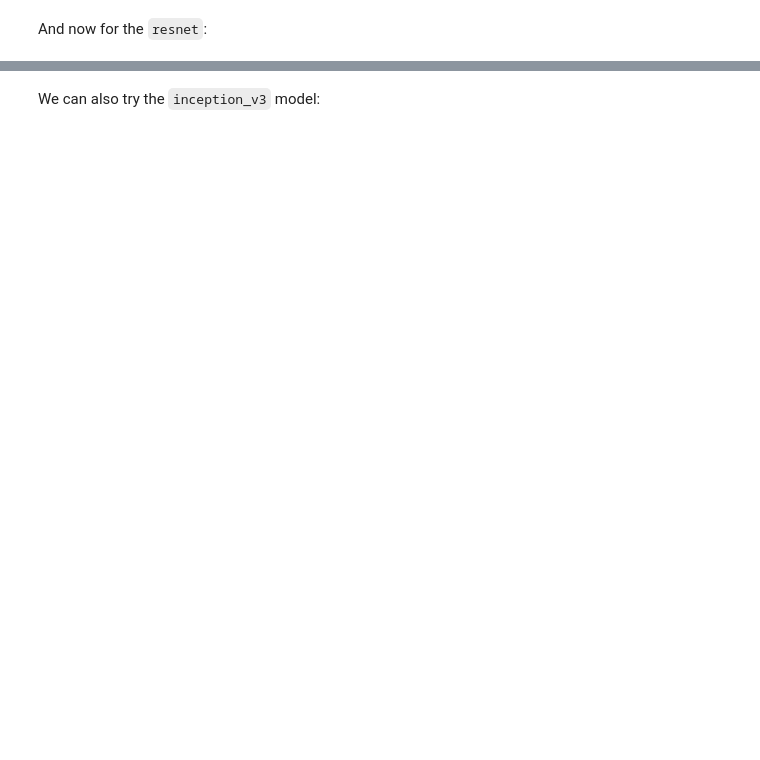
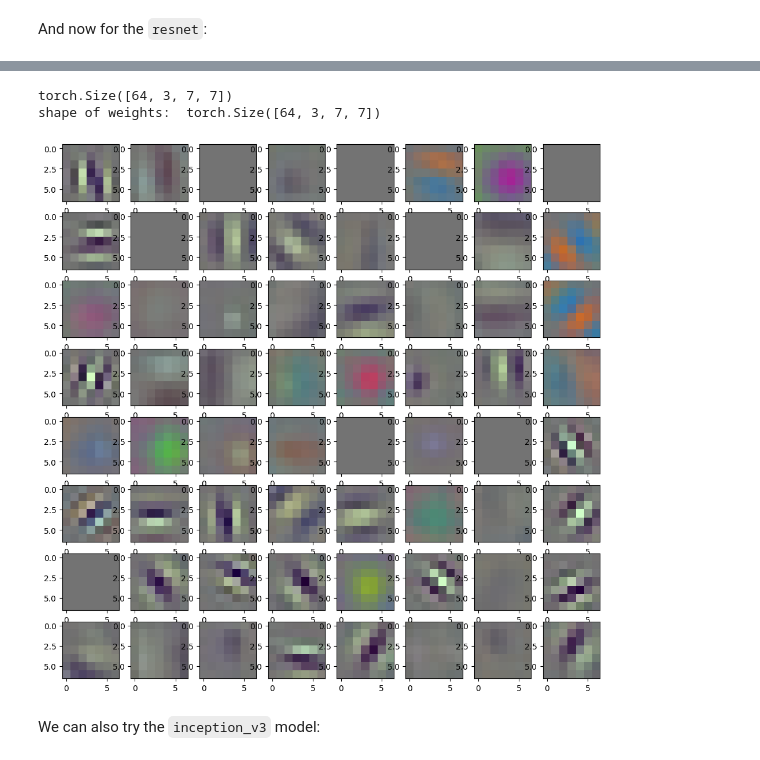
Before and after one commit to acse-jp2923/deep-learning, a Jupyter notebook: Day05-CNNs_part2/Day05-CNNs_part2_afternoon_exercises.ipynb, the cells around one changed output, grey strips where cells are left out. Drawn from its saved outputs; the diff is of its cells as text; code cells hidden in the pictures; blank space fills up the shorter version.

```diff
--- a/Day05-CNNs_part2/Day05-CNNs_part2_afternoon_exercises.ipynb
+++ b/Day05-CNNs_part2/Day05-CNNs_part2_afternoon_exercises.ipynb
@@ -167,0 +199,6 @@ resnet = ### get an instance of a pre-trained resnet
+# %%
+resnet = models.resnet18(pretrained=True).to(device)
+### print it
+print(resnet)
+### print the summary
+summary(resnet, input_size=(3,300,300))
@@ -168,25 +224,29 @@ resnet = ### get an instance of a pre-trained resnet
 # %%
-first_layer = ### extract first layer features
+first_layer = resnet.conv1
 ### print first layer
-weights = ### extract weights
+weights = first_layer.weight.data
 print(weights.shape) ### print shape of weights
 
 # Normalisation for plotting because imshow does not like negative values
 min_w, max_w =  weights.min(), weights.max()
 weights -= min_w
 weights /= (max_w-min_w)
 
 print('shape of weights: ', weights.shape)
 
 fig, axarr = plt.subplots(8, 8, figsize=(12, 12))
 axarr = axarr.flatten()
 
 for ax, kernel in zip(axarr, weights.cpu().numpy()):   # plot the three channels at the same
   ax.imshow(np.swapaxes(kernel, 0, 2))                 # time as an RGB image
   # ax.imshow(kernel)                                  # imshow does not like this shape (that's why we swap the axes in the line above)
 
 
 # for ax, kernel in zip(axarr, weights[:,1,:,:].cpu().numpy()):  # plot one channel at a time
   # ax.imshow(kernel)                                            # (second dimension of the tensor)
+# %% [output]
+torch.Size([64, 3, 7, 7])
+shape of weights:  torch.Size([64, 3, 7, 7])
+[figure, added]
 # %% [markdown]
 We can also try the `inception_v3` model:
```
Also changed, not shown: parts of 22 cells of this notebook.
